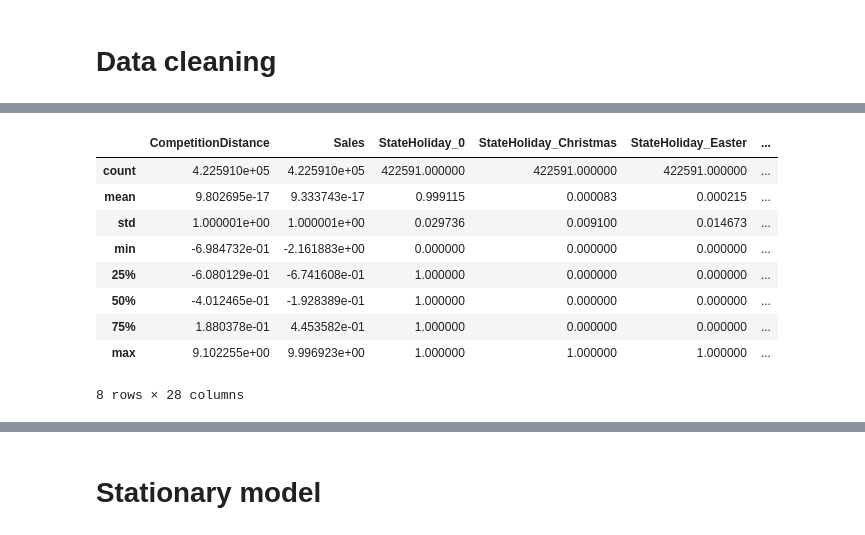
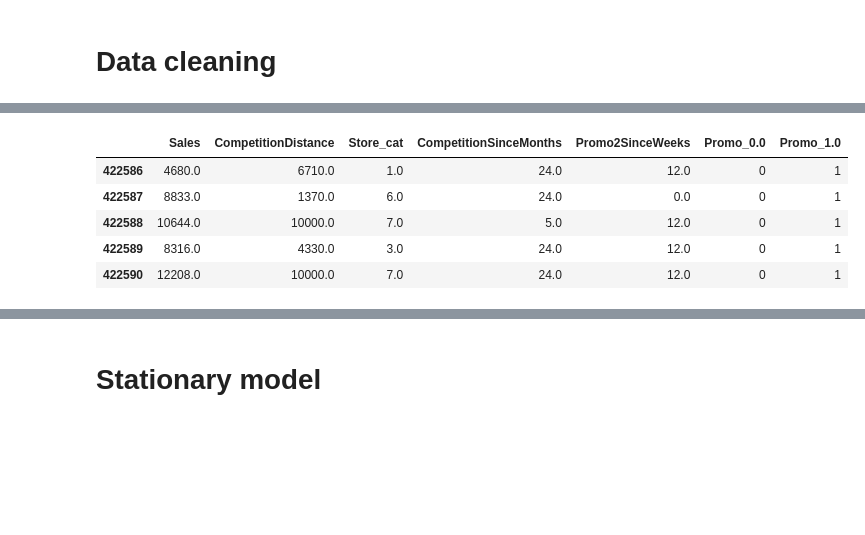
Before and after one commit to igivis7/dsr28_minicomp_team1, a Jupyter notebook: Sabine full analysis.ipynb, the cells around one changed output, grey strips where cells are left out. Drawn from its saved outputs; the diff is of its cells as text; code cells hidden in the pictures; blank space fills up the shorter version.

```diff
--- a/Sabine full analysis.ipynb
+++ b/Sabine full analysis.ipynb
@@ -146,6 +174,7 @@ from sklearn.impute import SimpleImputer
 from sklearn.pipeline import Pipeline
 from sklearn.preprocessing import StandardScaler
 from statsmodels.tsa.stattools import adfuller
+from sklearn.preprocessing import OrdinalEncoder
 
 class DataFrameSelector(BaseEstimator, TransformerMixin):
     def __init__(self, attribute_names):
@@ -156,7 +185,7 @@ class DataFrameSelector(BaseEstimator, TransformerMixin):
         return X[self.attribute_names].values
 
 def add_time_features(df):
-    print(df.Date)
+  #  print(df.Date)
     df['Year'] = df.Date.dt.year
     df['Month'] = df.Date.dt.month
     df['DayOfWeek'] = df.Date.dt.dayofweek
@@ -167,7 +196,20 @@ def map_store_category(data, mapping):
     for store, cat in mapping.items():
         data.loc[data['Store'] == store, 'Store_cat'] = cat
 
-store = pd.read_csv('data/store.csv')
+def create_competition_since(data):
+    data["CompetitionSinceMonths"] = ((data['Year']- data['CompetitionOpenSinceYear']) * 12 +
+                                           (data['Month'] - data['CompetitionOpenSinceMonth']))
+    data.loc[data["CompetitionSinceMonths"] < 0, "CompetitionSinceMonths"] = 0
+    data.loc[data["CompetitionSinceMonths"] > 24, "CompetitionSinceMonths"] = 24
+    data.loc[data["CompetitionSinceMonths"] == 0, 'CompetitionDistance'] = 20000.
+    return data
+
+def create_promo_since(data):
+    data["Promo2SinceWeeks"] = ((data['Year']- data['Promo2SinceYear']) * 52 +
+                                           (data['Month'] - data['Promo2SinceWeek']))
+    data.loc[data["Promo2SinceWeeks"] < 0, "Promo2SinceWeeks"] = 0
+    data.loc[data["Promo2SinceWeeks"] > 12, "Promo2SinceWeeks"] = 12
+    return data
 
 def preprocess(data, validate=False):
 
@@ -188,31 +230,34 @@ def preprocess(data, validate=False):
     # create new category store_cat based on mapping
     map_store_category(data, mapping)
 
+
     # merge in store.csv
     data = pd.merge(data, store, how='left', on='Store')
 
     # create/update month and weekday columns
     data['Date'] = pd.to_datetime(data['Date'], errors='coerce')
     data = add_time_features(data)
+    data = create_competition_since(data)
+    data = create_promo_since(data)
 
     # impute most frequent value "0" resp. "No"
 
-    impute_mode = ['SchoolHoliday', 'StateHoliday', "Promo"]
+    impute_miss_cat = ['SchoolHoliday', 'StateHoliday', "Promo"]
     cat_pipeline = Pipeline([
-        ('selector', DataFrameSelector(impute_mode)),
+        ('selector', DataFrameSelector(impute_miss_cat)),
         ('imputer', SimpleImputer(strategy="constant", fill_value = 0)),
     ])
     data_tr = cat_pipeline.fit_transform(data)
 
-    data.loc[:, impute_mode] = data_tr
+    data.loc[:, impute_miss_cat] = data_tr
 
     # feature categories
-    categorical_features = ['StateHoliday', 'SchoolHoliday', 'Store_cat', 'StoreType', 'Assortment',
-                  'DayOfWeek', 'Promo'] #, 'Months']
-    numerical_features = ['CompetitionDistance', ]
+    categorical_features = ['Promo'] #StateHoliday', 'SchoolHoliday',  'StoreType', 'Assortment',
+             #     'Promo']#, 'Month', 'DayOfWeek']
+    numerical_features = ['CompetitionDistance', 'Store_cat', "CompetitionSinceMonths", "Promo2SinceWeeks"]
     target = ['Sales']
 
-    keep_features = categorical_features + numerical_features + target
+    keep_features = target + categorical_features + numerical_features
 
     # use only 'keep_features', do one-hot encoding on categories
     data = data.loc[:, keep_features]
@@ -225,7 +270,7 @@ def preprocess(data, validate=False):
     num_pipeline = Pipeline([
         ('selector', DataFrameSelector(numerical_features + target)),
         ('imputer', SimpleImputer(strategy="median")),
-        ('std_scaler', StandardScaler()),
+    #    ('std_scaler', StandardScaler()),
 
     ])
 
@@ -233,7 +278,12 @@ def preprocess(data, validate=False):
         data_tr = num_pipeline.transform(data)
     else:
         data_tr = num_pipeline.fit_transform(data)
+
+
     data.loc[:, numerical_features + target] = data_tr
+    data.loc[data['CompetitionDistance'] > 10000, 'CompetitionDistance']  = 10000.
+
+ #   data = data.drop(columns = ['StateHoliday_0', 'SchoolHoliday_0.0', "StoreType_a", "Assortment_a", "Promo_0.0" ])
     return data
 # %%
 transformed_train = preprocess(newtrain)
@@ -255,6 +294,8 @@ Name: Date, Length: 422591, dtype: datetime64[ns]
 # %%
 transformed_train.info()
 transformed_train.describe()
+print(transformed_train.head(10))
+transformed_train.tail()
 # %% [output]
 <class 'pandas.core.frame.DataFrame'>
 Int64Index: 422591 entries, 0 to 422590
@@ -276,13 +317,9 @@ memory usage: 20.2 MB
-|  | CompetitionDistance | Sales | StateHoliday_0 | StateHoliday_Christmas | StateHoliday_Easter | ... |
-| count | 4.225910e+05 | 4.225910e+05 | 422591.000000 | 422591.000000 | 422591.000000 | ... |
-| mean | 9.802695e-17 | 9.333743e-17 | 0.999115 | 0.000083 | 0.000215 | ... |
-| std | 1.000001e+00 | 1.000001e+00 | 0.029736 | 0.009100 | 0.014673 | ... |
-| min | -6.984732e-01 | -2.161883e+00 | 0.000000 | 0.000000 | 0.000000 | ... |
-| 25% | -6.080129e-01 | -6.741608e-01 | 1.000000 | 0.000000 | 0.000000 | ... |
-| 50% | -4.012465e-01 | -1.928389e-01 | 1.000000 | 0.000000 | 0.000000 | ... |
-| 75% | 1.880378e-01 | 4.453582e-01 | 1.000000 | 0.000000 | 0.000000 | ... |
-| max | 9.102255e+00 | 9.996923e+00 | 1.000000 | 1.000000 | 1.000000 | ... |
+|  | Sales | CompetitionDistance | Store_cat | CompetitionSinceMonths | Promo2SinceWeeks | Promo_0.0 | Promo_1.0 |
+| 422586 | 4680.0 | 6710.0 | 1.0 | 24.0 | 12.0 | 0 | 1 |
+| 422587 | 8833.0 | 1370.0 | 6.0 | 24.0 | 0.0 | 0 | 1 |
+| 422588 | 10644.0 | 10000.0 | 7.0 | 5.0 | 12.0 | 0 | 1 |
+| 422589 | 8316.0 | 4330.0 | 3.0 | 24.0 | 12.0 | 0 | 1 |
+| 422590 | 12208.0 | 10000.0 | 7.0 | 24.0 | 12.0 | 0 | 1 |
-8 rows × 28 columns
 # %%
 validation_transformed = preprocess(validation)
 for c in transformed_train.columns:
```
Also changed, not shown: parts of 19 cells of this notebook.
